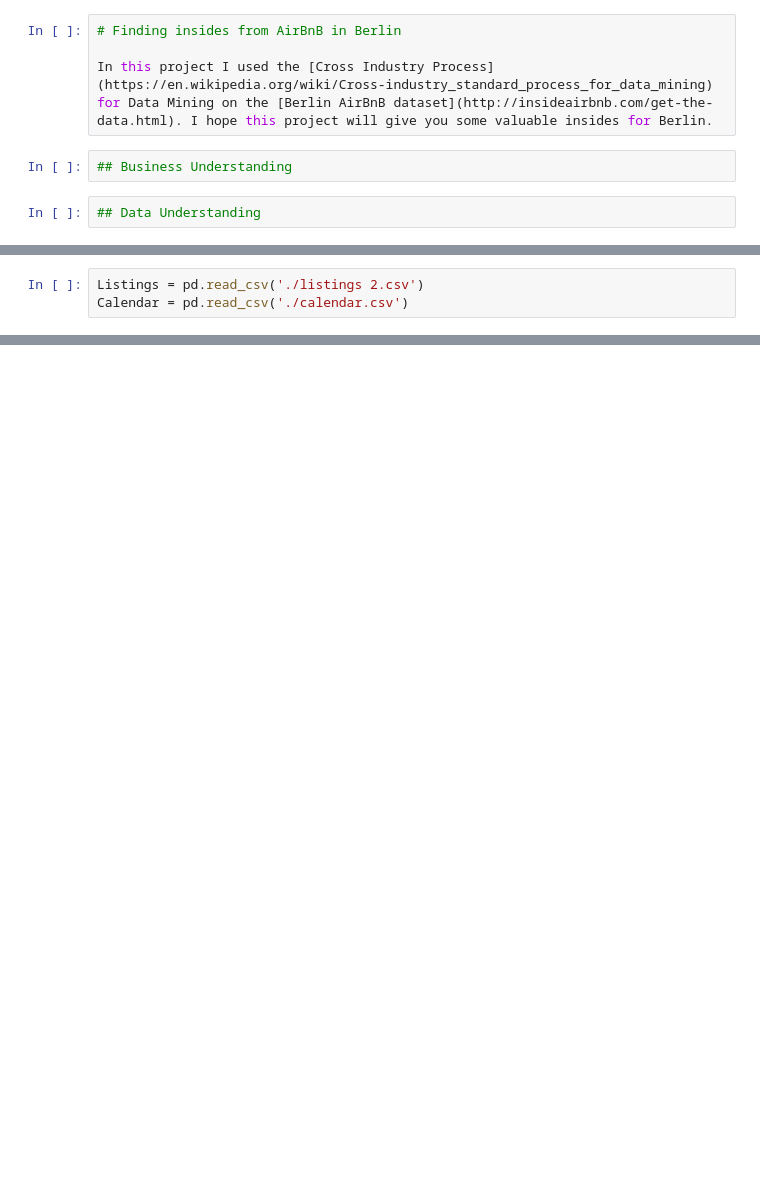
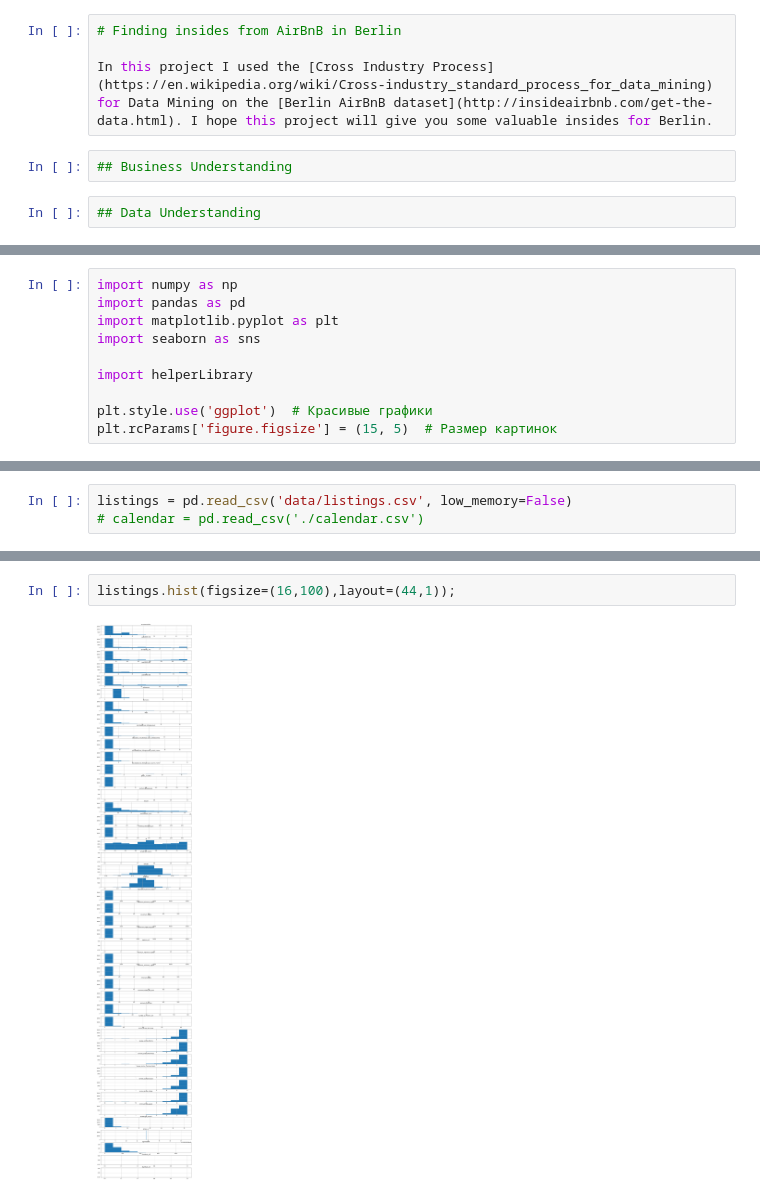
Before and after one commit to ibeketov/EnterpriseDataScientist, a Jupyter notebook: test.ipynb, the cells around one changed output, grey strips where cells are left out. Drawn from its saved outputs; the diff is of its cells as text; blank space fills up the shorter version.

```diff
--- a/test.ipynb
+++ b/test.ipynb
@@ -20,0 +9,10 @@ ModuleNotFoundError: No module named 'sklearn'
+# %%
+import numpy as np
+import pandas as pd
+import matplotlib.pyplot as plt
+import seaborn as sns
+
+import helperLibrary
+
+plt.style.use('ggplot')  # Красивые графики
+plt.rcParams['figure.figsize'] = (15, 5)  # Размер картинок
@@ -21,3 +21,3 @@ ModuleNotFoundError: No module named 'sklearn'
 # %%
-Listings = pd.read_csv('./listings 2.csv')
-Calendar = pd.read_csv('./calendar.csv')
+listings = pd.read_csv('data/listings.csv', low_memory=False)
+# calendar = pd.read_csv('./calendar.csv')
@@ -35,0 +102,4 @@ Listings_df.dtypes
+# %%
+listings.hist(figsize=(16,100),layout=(44,1));
+# %% [output]
+[figure, added]
```
Also changed, not shown: parts of 13 cells of this notebook, 2 other files.
